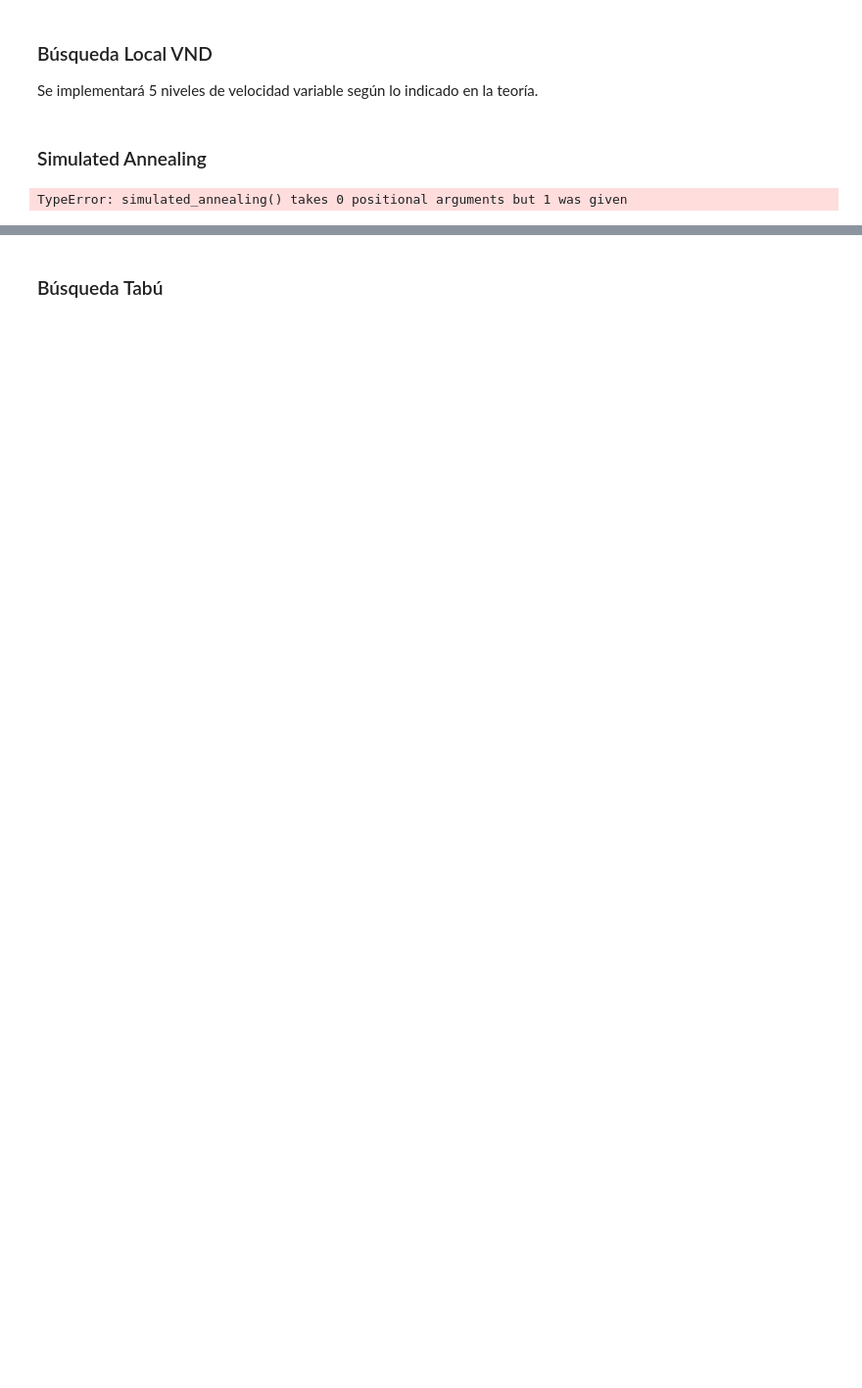
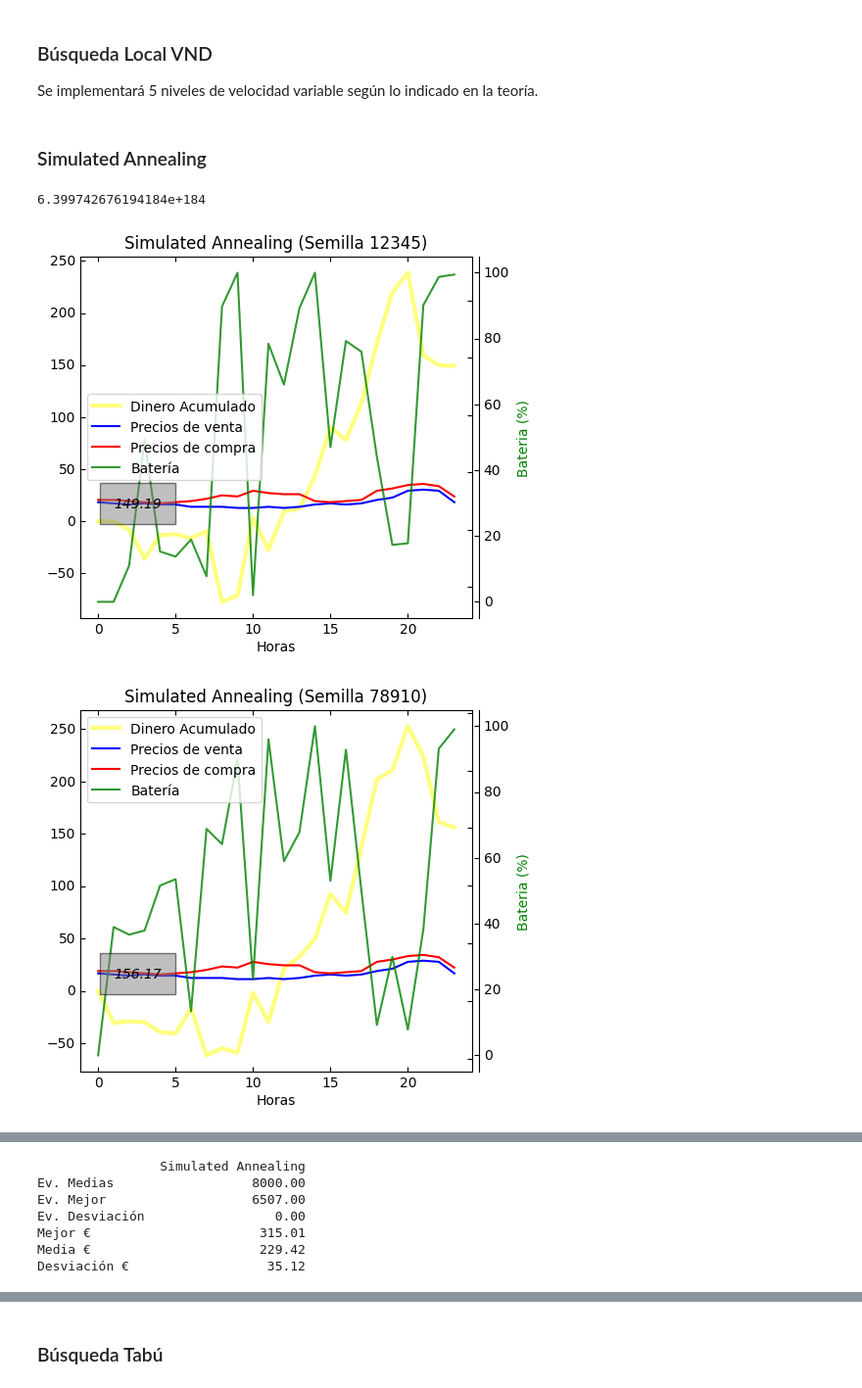
Before and after one commit to GrunCrow/Optimization_Solar_Plant, a Jupyter notebook: 1_Environments_and_Trajectories/notebook.ipynb, the cells around one changed output, grey strips where cells are left out. Shown at 98% size. Cells and saved outputs as stored; diff of their text form; code cells hidden in the pictures; blank space fills up the shorter version.

```diff
--- a/1_Environments_and_Trajectories/notebook.ipynb
+++ b/1_Environments_and_Trajectories/notebook.ipynb
@@ -703,13 +742,24 @@ Se implementará 5 niveles de velocidad variable según lo indicado en la teorí
 def busqueda_local_vnd():
     return 0
 # %%
-# parametros = [max_evaluaciones, max_intentos_sin_mejora]
-parametros = []
+# tmax = 40
+
+#parametros = [tmax]
 
 algorithm_name = busqueda_local_vnd_name
 
-# evaluar_algoritmo(algorithm_name, parametros)
+# busqueda_local_vnd_data = evaluar_algoritmo(algorithm_name, parametros)
+
+busqueda_local_vnd_data = [0,0,0,0,0,0]
+Data.append(busqueda_local_vnd_data)
 # %% [markdown]
 ### Simulated Annealing
+# %%
+# int(0.0014838850419794495)
+delta = 6
+temperatura = 0.0141
+math.exp(delta / temperatura)
+# %% [output]
+6.399742676194184e+184
 # %%
 # Función para calcular la temperatura inicial
@@ -810,11 +857,15 @@ def simulated_annealing():
-# %%
-max_evaluaciones=3000
-max_intentos_sin_mejora=50
-
-parametros = [max_evaluaciones, max_intentos_sin_mejora]
-
-algorithm_name = enfriamiento_simulado_name
-
-evaluar_algoritmo(algorithm_name, parametros)
-# %% [output]
-TypeError: simulated_annealing() takes 0 positional arguments but 1 was given
+# %%
+n_max_iteraciones = 8000
+phi = 0.2
+mu = 0.2
+
+parametros = [n_max_iteraciones, phi, mu]
+
+algorithm_name = enfriamiento_simulado_name
+
+enfriamiento_simulado_data = evaluar_algoritmo(algorithm_name, parametros)
+
+Data.append(enfriamiento_simulado_data)
+# %% [output]
+[figure, added]
+[figure, added]
@@ -820,0 +875,7 @@ TypeError: simulated_annealing() takes 0 positional arguments but 1 was given
+                Simulated Annealing
+Ev. Medias                  8000.00
+Ev. Mejor                   6507.00
+Ev. Desviación                 0.00
+Mejor €                      315.01
+Media €                      229.42
+Desviación €                  35.12
```
Also changed, not shown: parts of 30 cells of this notebook, 12 other files.
